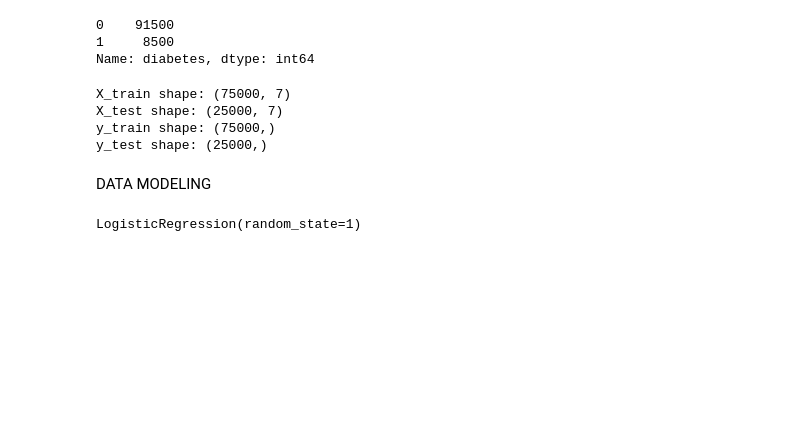
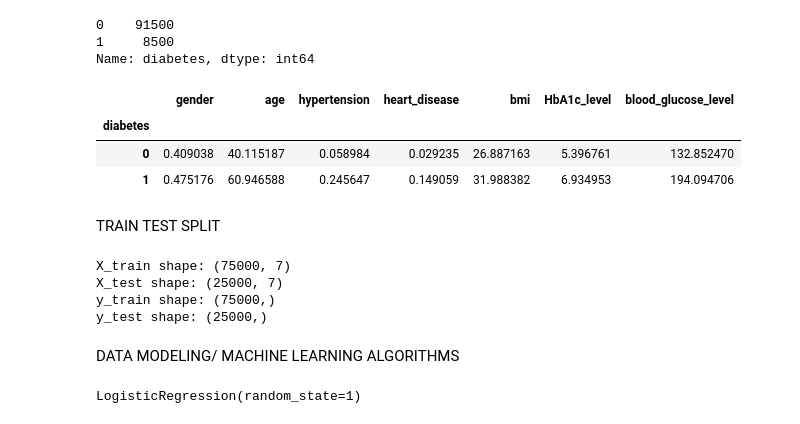
Before and after one commit to patibindu/Project4-Group3, a Jupyter notebook: InProgress_ML.ipynb, the cells around one changed output. Saved outputs shown, nothing was run; the diff lists cells and outputs as text; code cells hidden in the pictures; blank space fills up the shorter version.

```diff
--- a/InProgress_ML.ipynb
+++ b/InProgress_ML.ipynb
@@ -187,6 +215,15 @@ y.value_counts()
 0    91500
 1     8500
 Name: diabetes, dtype: int64
+# %%
+diabetes_df.groupby('diabetes').mean()
+# %% [output]
+|  | gender | age | hypertension | heart_disease | bmi | HbA1c_level | blood_glucose_level |
+| diabetes |  |  |  |  |  |  |  |
+| 0 | 0.409038 | 40.115187 | 0.058984 | 0.029235 | 26.887163 | 5.396761 | 132.852470 |
+| 1 | 0.475176 | 60.946588 | 0.245647 | 0.149059 | 31.988382 | 6.934953 | 194.094706 |
+# %% [markdown]
+TRAIN TEST SPLIT
 # %%
 # Import the train_test_learn module
 from sklearn.model_selection import train_test_split
@@ -205,7 +242,7 @@ X_test shape: (25000, 7)
 y_train shape: (75000,)
 y_test shape: (25000,)
 # %% [markdown]
-DATA MODELING
+DATA MODELING/ MACHINE LEARNING ALGORITHMS
 # %%
 # Import the LogisticRegression module from sklearn
 from sklearn.linear_model import LogisticRegression
```
Also changed, not shown: parts of 45 cells of this notebook.
